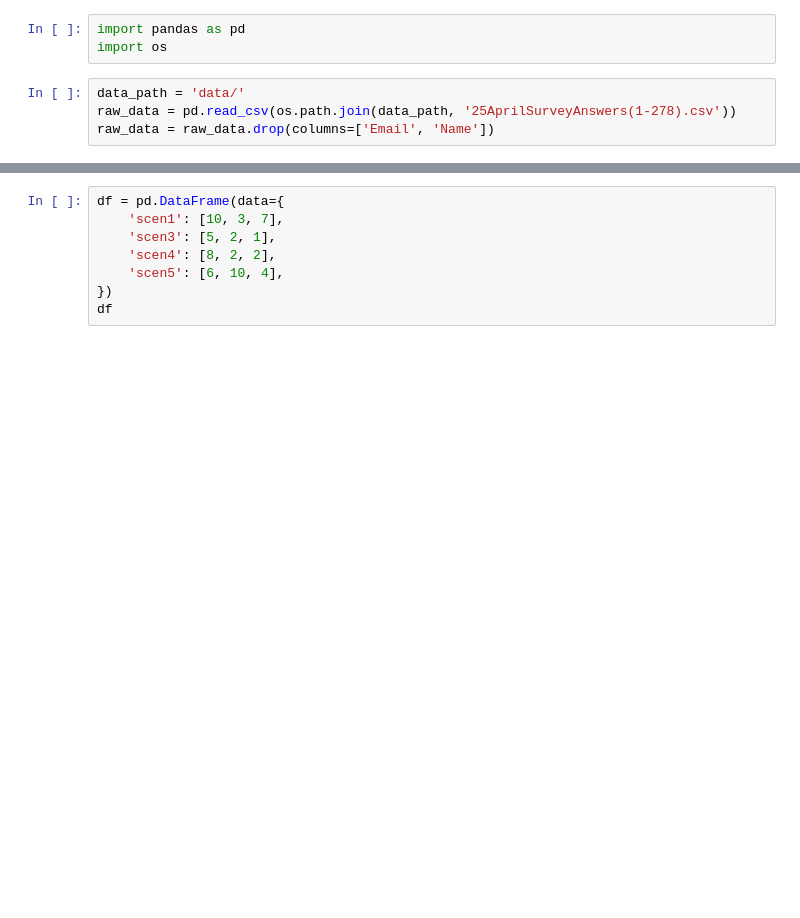
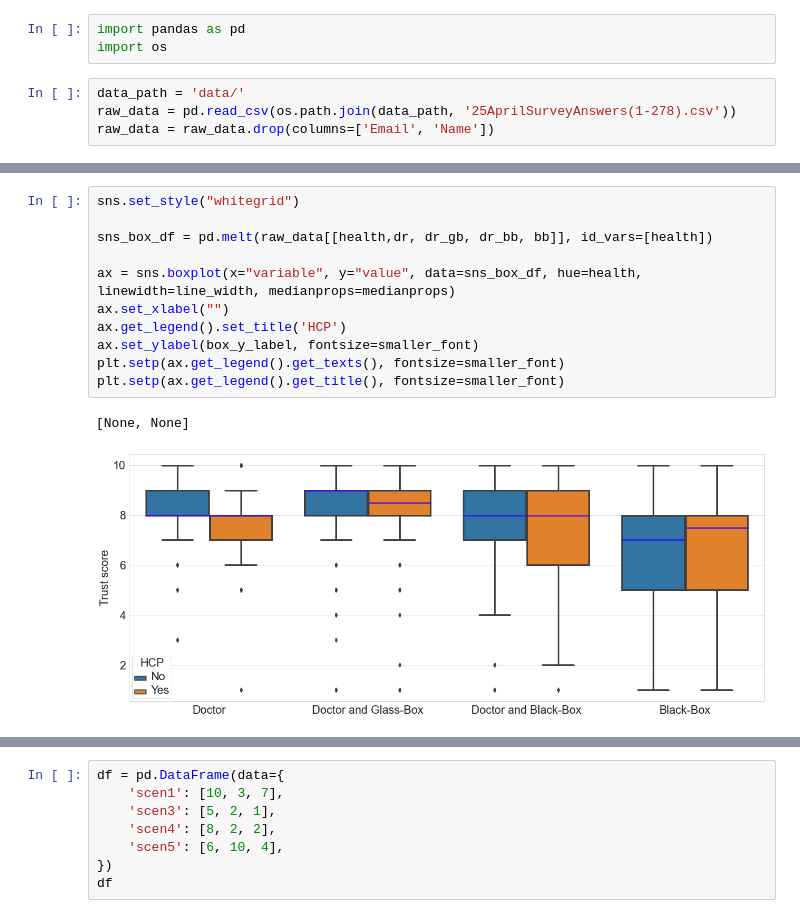
Before and after one commit to isabelladegen/elf, a Jupyter notebook: Isabellas-Notebook.ipynb, the cells around one changed output, grey strips where cells are left out. Cells and saved outputs as stored; diff of their text form; blank space fills up the shorter version.

```diff
--- a/Isabellas-Notebook.ipynb
+++ b/Isabellas-Notebook.ipynb
@@ -40,0 +114,14 @@ raw_data
+# %%
+sns.set_style("whitegrid")
+
+sns_box_df = pd.melt(raw_data[[health,dr, dr_gb, dr_bb, bb]], id_vars=[health])
+
+ax = sns.boxplot(x="variable", y="value", data=sns_box_df, hue=health, linewidth=line_width, medianprops=medianprops)
+ax.set_xlabel("")
+ax.get_legend().set_title('HCP')
+ax.set_ylabel(box_y_label, fontsize=smaller_font)
+plt.setp(ax.get_legend().get_texts(), fontsize=smaller_font)
+plt.setp(ax.get_legend().get_title(), fontsize=smaller_font)
+# %% [output]
+[None, None]
+[figure, added]
```
Also changed, not shown: parts of 18 cells of this notebook.
